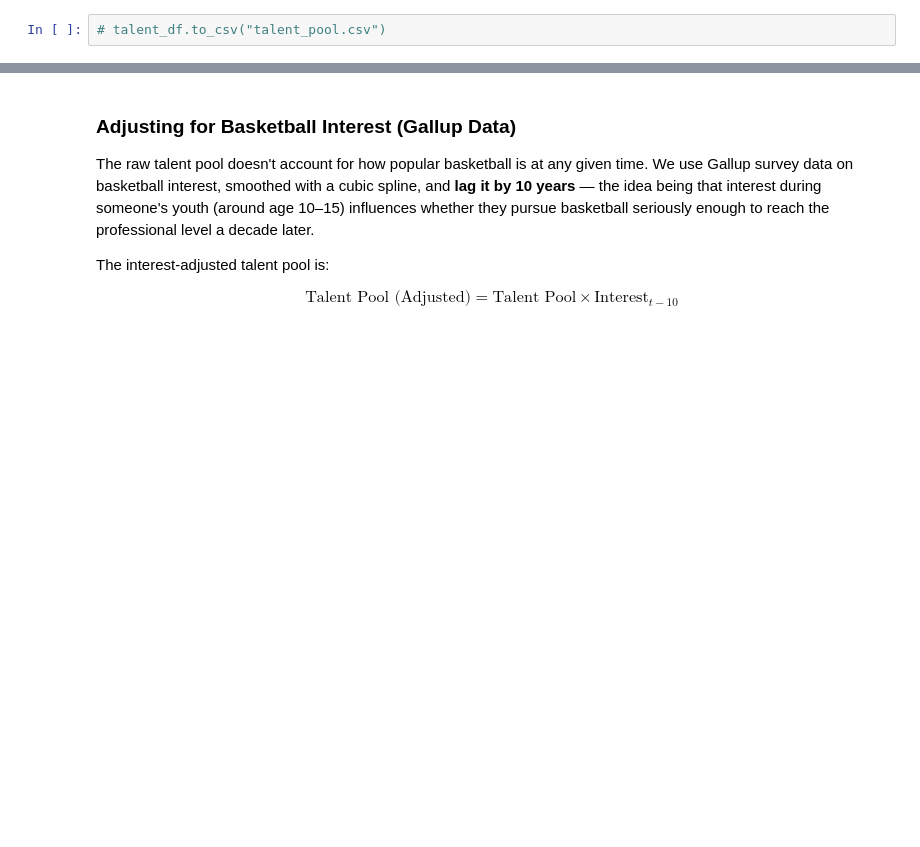
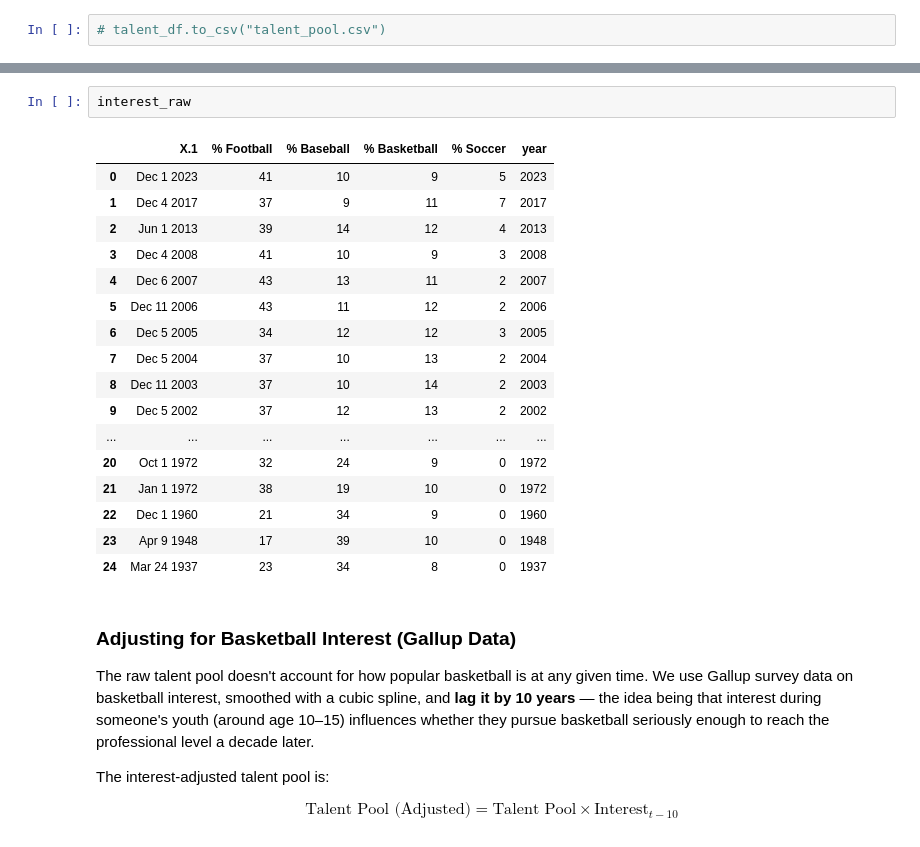
Before and after one commit to ethanmathw/FHMBasketball, a Jupyter notebook: talent_pool_estimation/talent_pool.ipynb, the cells around one changed output, grey strips where cells are left out. Drawn from its saved outputs; the diff is of its cells as text; blank space fills up the shorter version.

```diff
--- a/talent_pool_estimation/talent_pool.ipynb
+++ b/talent_pool_estimation/talent_pool.ipynb
@@ -684,6 +706,26 @@ df["interest_lag10"] = df["interest_lag10"].bfill()
 
 # Apply adjustment
 df["talent_adj"] = df["talent_pool"] * df["interest_lag10"]
+# %%
+interest_raw
+# %% [output]
+|  | X.1 | % Football | % Baseball | % Basketball | % Soccer | year |
+| 0 | Dec 1 2023 | 41 | 10 | 9 | 5 | 2023 |
+| 1 | Dec 4 2017 | 37 | 9 | 11 | 7 | 2017 |
+| 2 | Jun 1 2013 | 39 | 14 | 12 | 4 | 2013 |
+| 3 | Dec 4 2008 | 41 | 10 | 9 | 3 | 2008 |
+| 4 | Dec 6 2007 | 43 | 13 | 11 | 2 | 2007 |
+| 5 | Dec 11 2006 | 43 | 11 | 12 | 2 | 2006 |
+| 6 | Dec 5 2005 | 34 | 12 | 12 | 3 | 2005 |
+| 7 | Dec 5 2004 | 37 | 10 | 13 | 2 | 2004 |
+| 8 | Dec 11 2003 | 37 | 10 | 14 | 2 | 2003 |
+| 9 | Dec 5 2002 | 37 | 12 | 13 | 2 | 2002 |
+| ... | ... | ... | ... | ... | ... | ... |
+| 20 | Oct 1 1972 | 32 | 24 | 9 | 0 | 1972 |
+| 21 | Jan 1 1972 | 38 | 19 | 10 | 0 | 1972 |
+| 22 | Dec 1 1960 | 21 | 34 | 9 | 0 | 1960 |
+| 23 | Apr 9 1948 | 17 | 39 | 10 | 0 | 1948 |
+| 24 | Mar 24 1937 | 23 | 34 | 8 | 0 | 1937 |
 # %% [markdown]
 ### Adjusting for Basketball Interest (Gallup Data)
 
```
Also changed, not shown: parts of 10 cells of this notebook, 6 other files.
